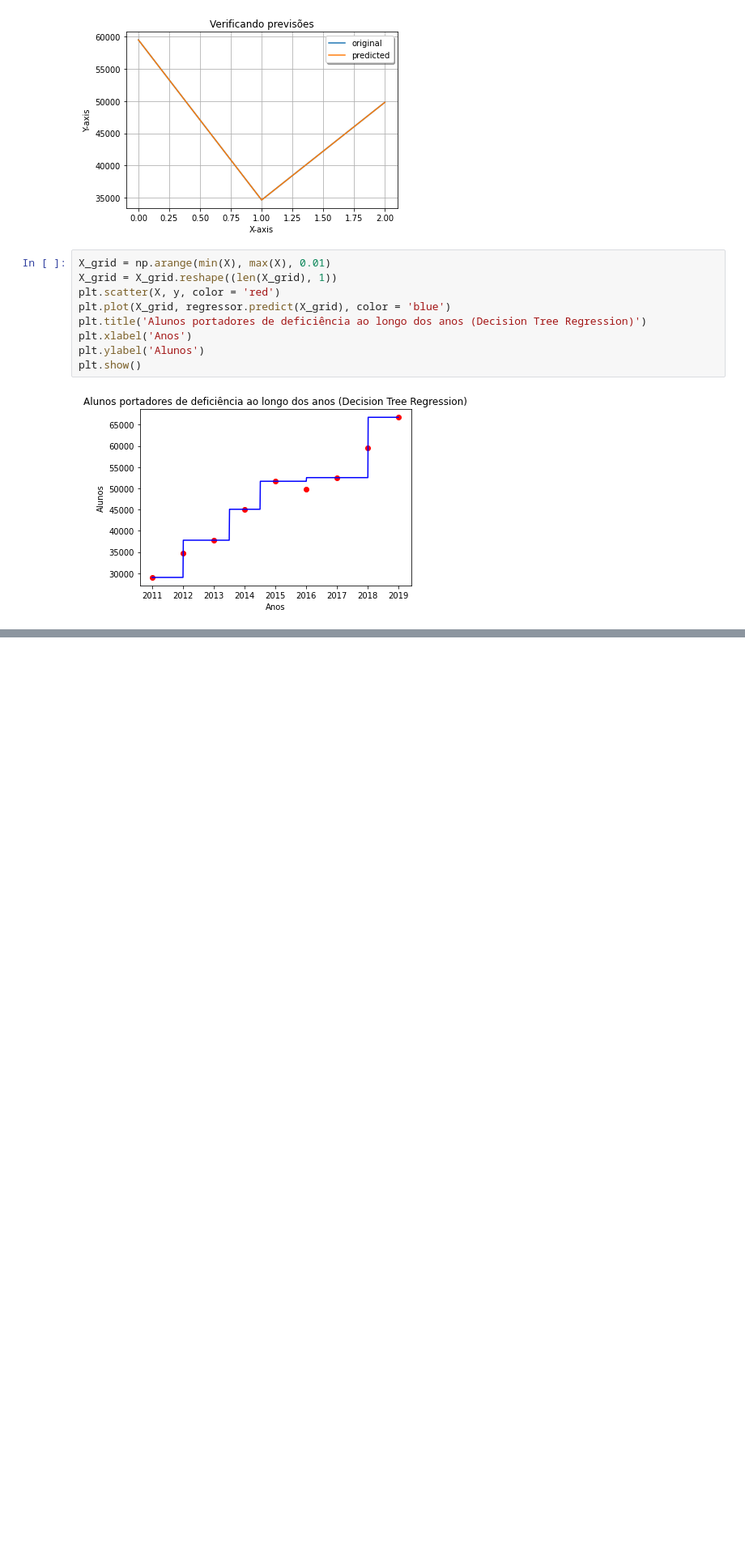
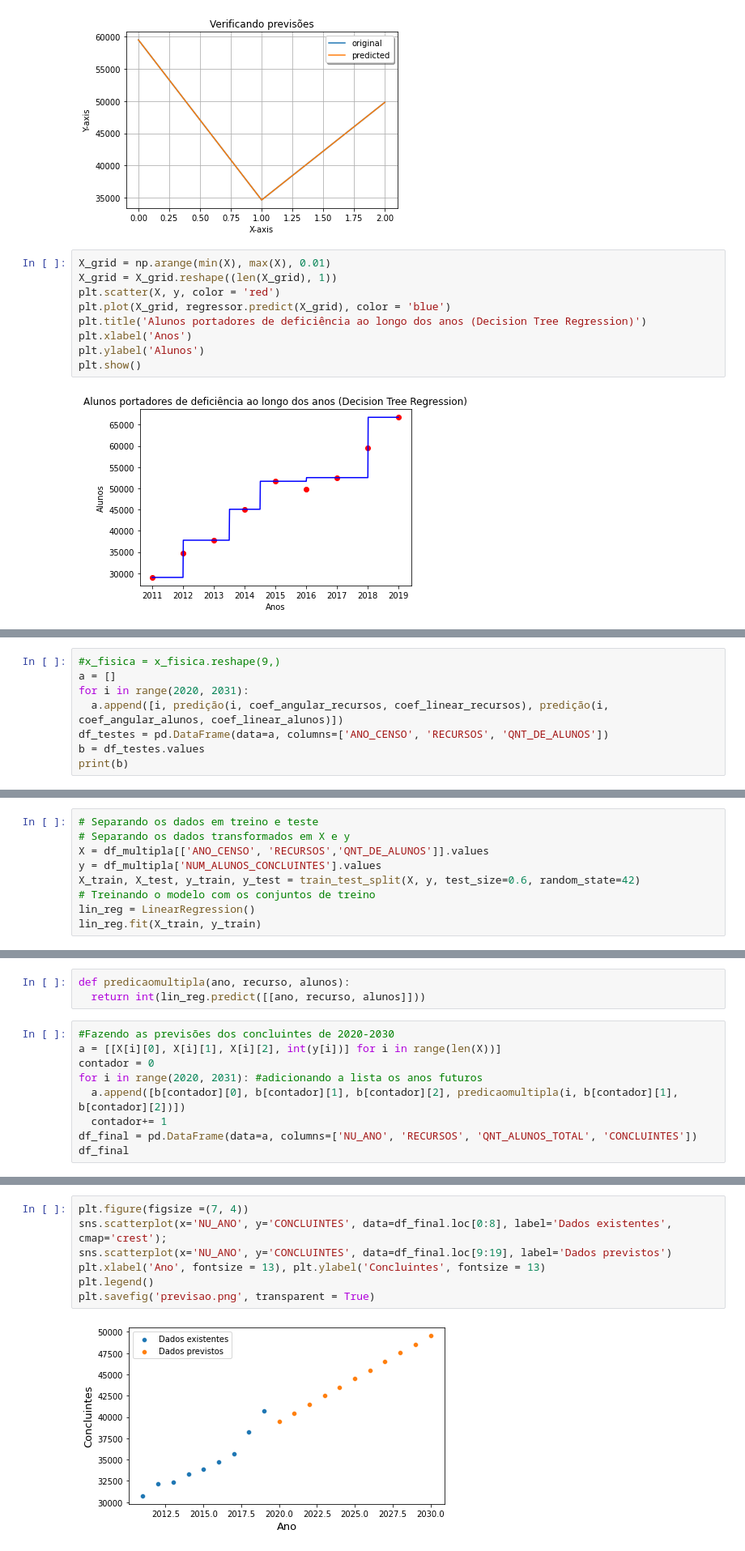
Before and after one commit to roxacarv/edulearn, a Jupyter notebook: Regressão_logistica_e_polinomial.ipynb, the cells around one changed output, grey strips where cells are left out. Shown: that part at 81% size. Cells and saved outputs as stored; diff of their text form; blank space fills up the shorter version.

Commit message:
Finalizando regressão multipla

```diff
--- a/Regressão_logistica_e_polinomial.ipynb
+++ b/Regressão_logistica_e_polinomial.ipynb
@@ -215,0 +843,8 @@ plt.show()
+# %%
+#x_fisica = x_fisica.reshape(9,)
+a = []
+for i in range(2020, 2031):
+  a.append([i, predição(i, coef_angular_recursos, coef_linear_recursos), predição(i, coef_angular_alunos, coef_linear_alunos)])
+df_testes = pd.DataFrame(data=a, columns=['ANO_CENSO', 'RECURSOS', 'QNT_DE_ALUNOS'])
+b = df_testes.values
+print(b)
@@ -215,0 +865,9 @@ plt.show()
+# %%
+# Separando os dados em treino e teste
+# Separando os dados transformados em X e y
+X = df_multipla[['ANO_CENSO', 'RECURSOS','QNT_DE_ALUNOS']].values
+y = df_multipla['NUM_ALUNOS_CONCLUINTES'].values
+X_train, X_test, y_train, y_test = train_test_split(X, y, test_size=0.6, random_state=42)
+# Treinando o modelo com os conjuntos de treino
+lin_reg = LinearRegression()
+lin_reg.fit(X_train, y_train)
@@ -215,0 +886,12 @@ plt.show()
+# %%
+def predicaomultipla(ano, recurso, alunos):
+  return int(lin_reg.predict([[ano, recurso, alunos]]))
+# %%
+#Fazendo as previsões dos concluintes de 2020-2030
+a = [[X[i][0], X[i][1], X[i][2], int(y[i])] for i in range(len(X))]
+contador = 0
+for i in range(2020, 2031): #adicionando a lista os anos futuros
+  a.append([b[contador][0], b[contador][1], b[contador][2], predicaomultipla(i, b[contador][1], b[contador][2])])
+  contador+= 1
+df_final = pd.DataFrame(data=a, columns=['NU_ANO', 'RECURSOS', 'QNT_ALUNOS_TOTAL', 'CONCLUINTES'])
+df_final
@@ -215,0 +916,9 @@ plt.show()
+# %%
+plt.figure(figsize =(7, 4))
+sns.scatterplot(x='NU_ANO', y='CONCLUINTES', data=df_final.loc[0:8], label='Dados existentes', cmap='crest');
+sns.scatterplot(x='NU_ANO', y='CONCLUINTES', data=df_final.loc[9:19], label='Dados previstos')
+plt.xlabel('Ano', fontsize = 13), plt.ylabel('Concluintes', fontsize = 13)
+plt.legend()
+plt.savefig('previsao.png', transparent = True)
+# %% [output]
+[figure, added]
```
Also changed, not shown: parts of 51 cells of this notebook.
